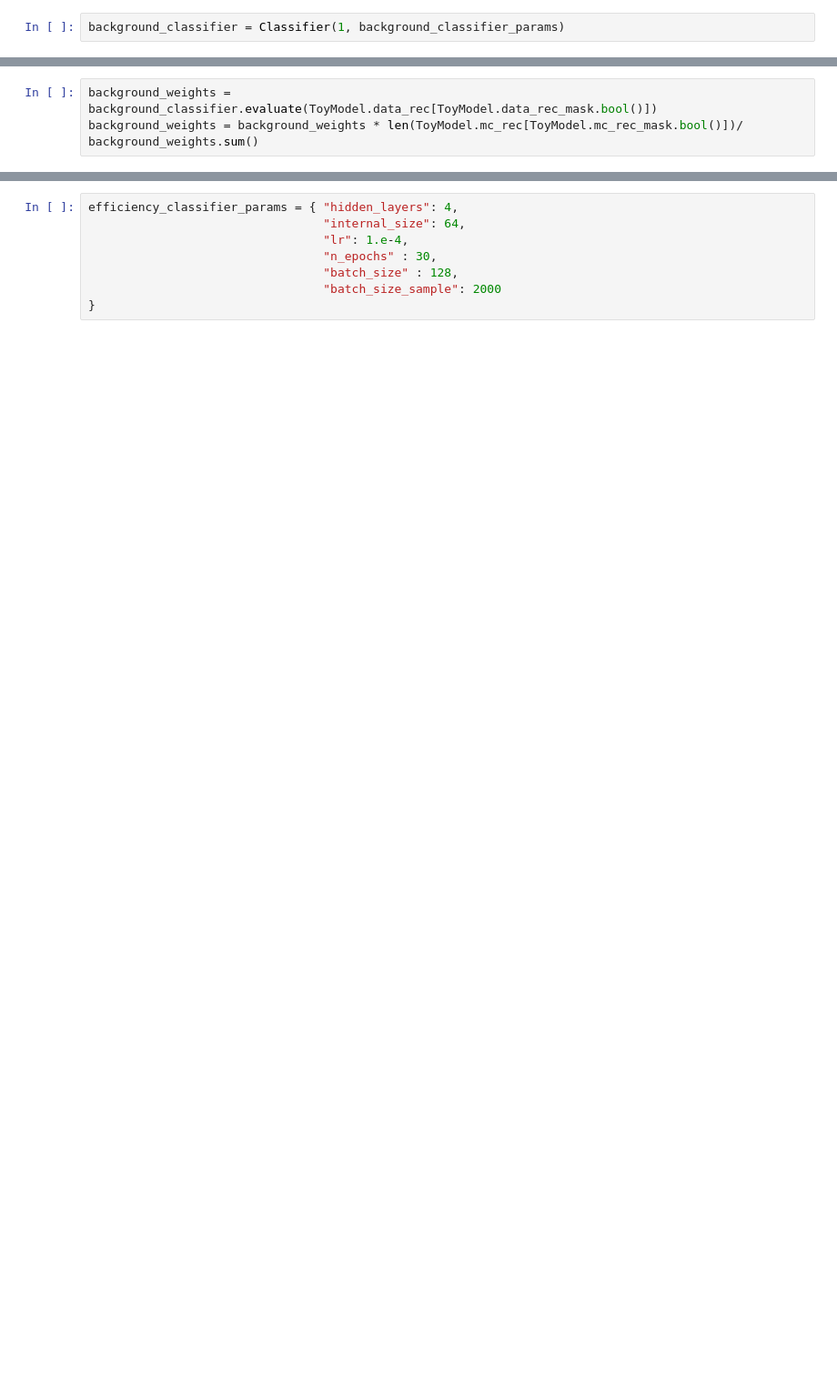
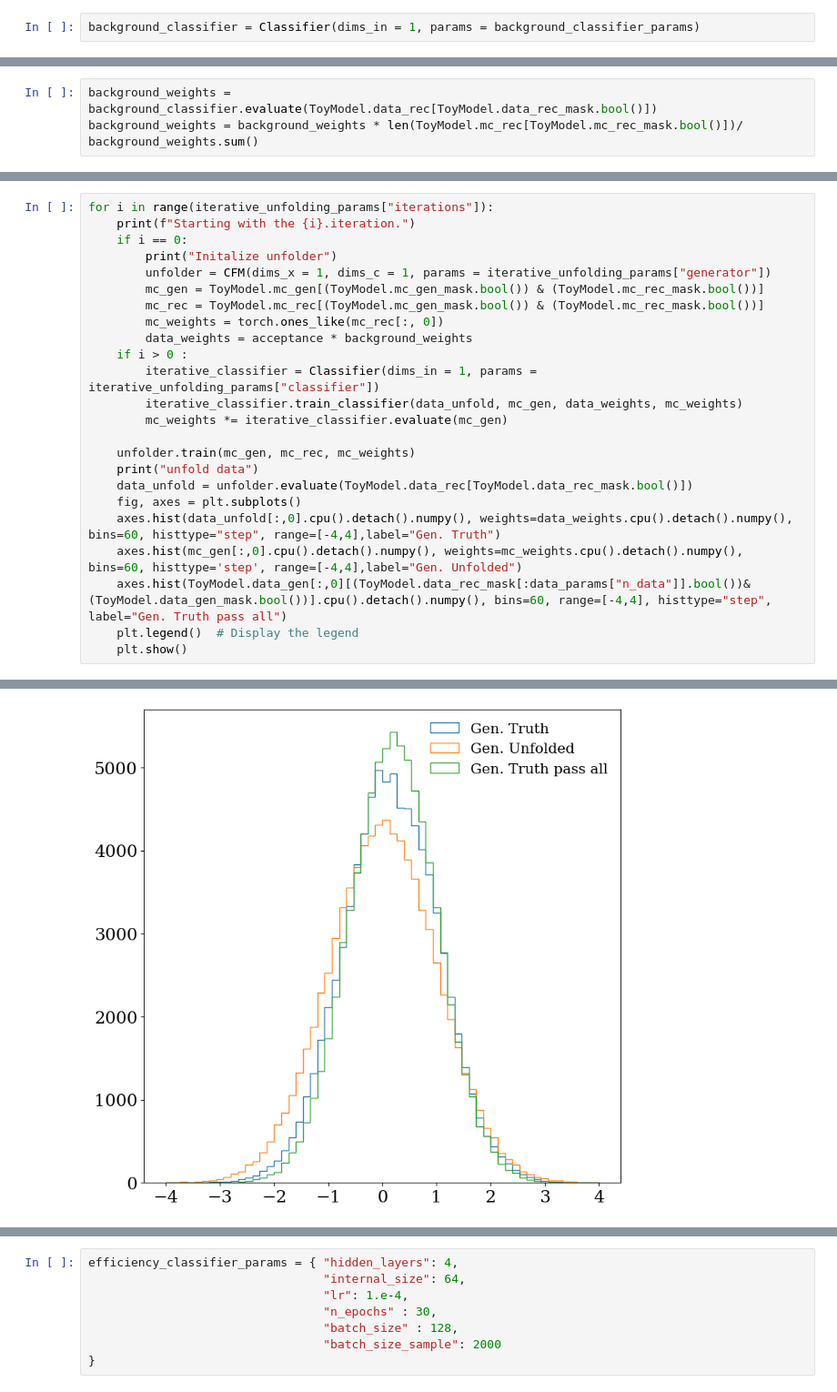
Before and after one commit to SofiaSchweitzer/Full_Generative_Unfolding, a Jupyter notebook: Iterative_unfolding.ipynb, the cells around one changed output, grey strips where cells are left out. Shown: that part at 91% size. Saved outputs shown, nothing was run; the diff lists cells and outputs as text; blank space fills up the shorter version.

```diff
--- a/Iterative_unfolding.ipynb
+++ b/Iterative_unfolding.ipynb
@@ -58,7 +60,7 @@ background_classifier_params = { "hidden_layers": 4,
                                  "batch_size_sample": 2000
 }
 # %%
-background_classifier = Classifier(1, background_classifier_params)
+background_classifier = Classifier(dims_in = 1, params = background_classifier_params)
 # %%
 background_classifier.train_classifier(bkg_true, bkg_false, weights_true, weights_false)
 # %% [output]
@@ -87,0 +151,25 @@ with PdfPages(f"Plots/background_suppression.pdf") as out:
+# %%
+for i in range(iterative_unfolding_params["iterations"]):
+    print(f"Starting with the {i}.iteration.")
+    if i == 0:
+        print("Initalize unfolder")
+        unfolder = CFM(dims_x = 1, dims_c = 1, params = iterative_unfolding_params["generator"])
+        mc_gen = ToyModel.mc_gen[(ToyModel.mc_gen_mask.bool()) & (ToyModel.mc_rec_mask.bool())]
+        mc_rec = ToyModel.mc_rec[(ToyModel.mc_gen_mask.bool()) & (ToyModel.mc_rec_mask.bool())]
+        mc_weights = torch.ones_like(mc_rec[:, 0])
+        data_weights = acceptance * background_weights
+    if i > 0 :
+        iterative_classifier = Classifier(dims_in = 1, params = iterative_unfolding_params["classifier"])
+        iterative_classifier.train_classifier(data_unfold, mc_gen, data_weights, mc_weights)
+        mc_weights *= iterative_classifier.evaluate(mc_gen)
+
+    unfolder.train(mc_gen, mc_rec, mc_weights)
+    print("unfold data")
+    data_unfold = unfolder.evaluate(ToyModel.data_rec[ToyModel.data_rec_mask.bool()])
+    fig, axes = plt.subplots()
+    axes.hist(data_unfold[:,0].cpu().detach().numpy(), weights=data_weights.cpu().detach().numpy(), bins=60, histtype="step", range=[-4,4],label="Gen. Truth")
+    axes.hist(mc_gen[:,0].cpu().detach().numpy(), weights=mc_weights.cpu().detach().numpy(), bins=60, histtype='step', range=[-4,4],label="Gen. Unfolded")
+    axes.hist(ToyModel.data_gen[:,0][(ToyModel.data_rec_mask[:data_params["n_data"]].bool())&(ToyModel.data_gen_mask.bool())].cpu().detach().numpy(), bins=60, range=[-4,4], histtype="step", label="Gen. Truth pass all")
+    plt.legend()  # Display the legend
+    plt.show()
+# %% [output]
@@ -87,0 +187 @@ with PdfPages(f"Plots/background_suppression.pdf") as out:
+[figure, added]
```
Also changed, not shown: parts of 43 cells of this notebook, 1 other file.
